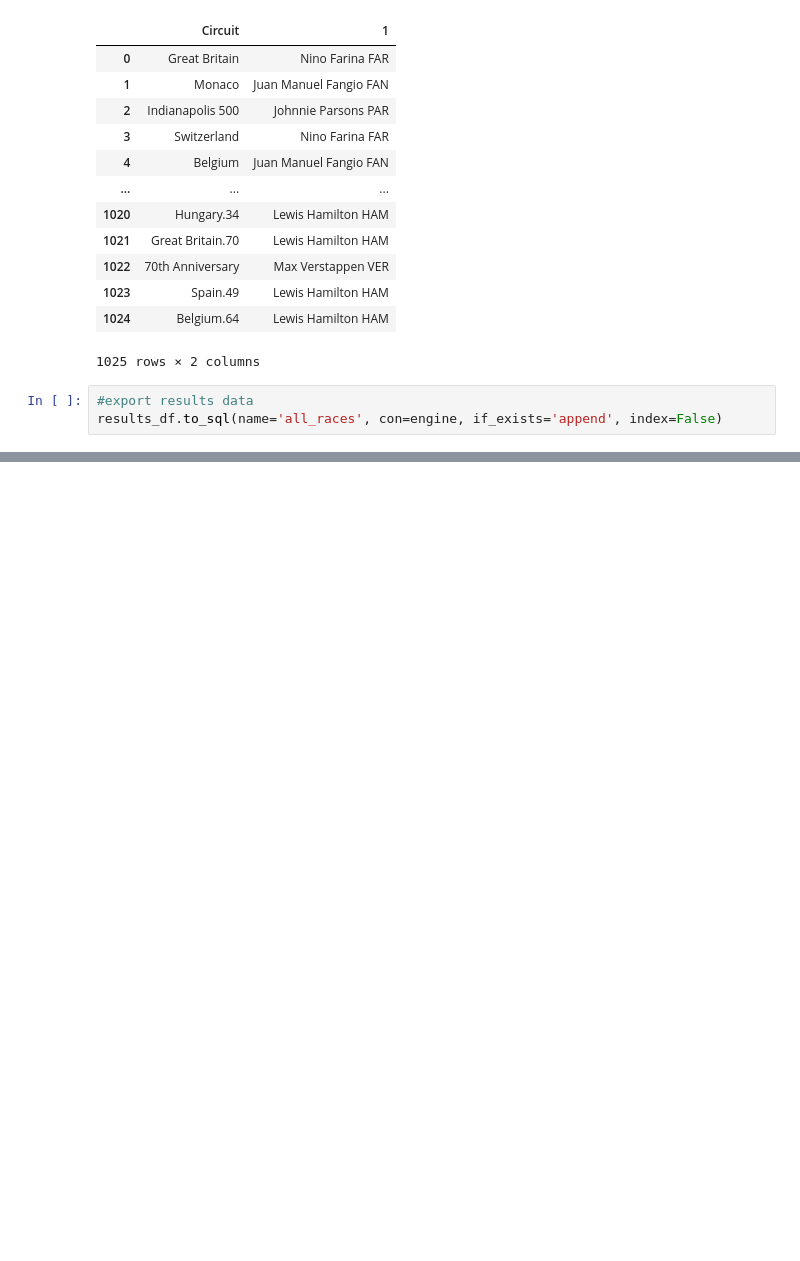
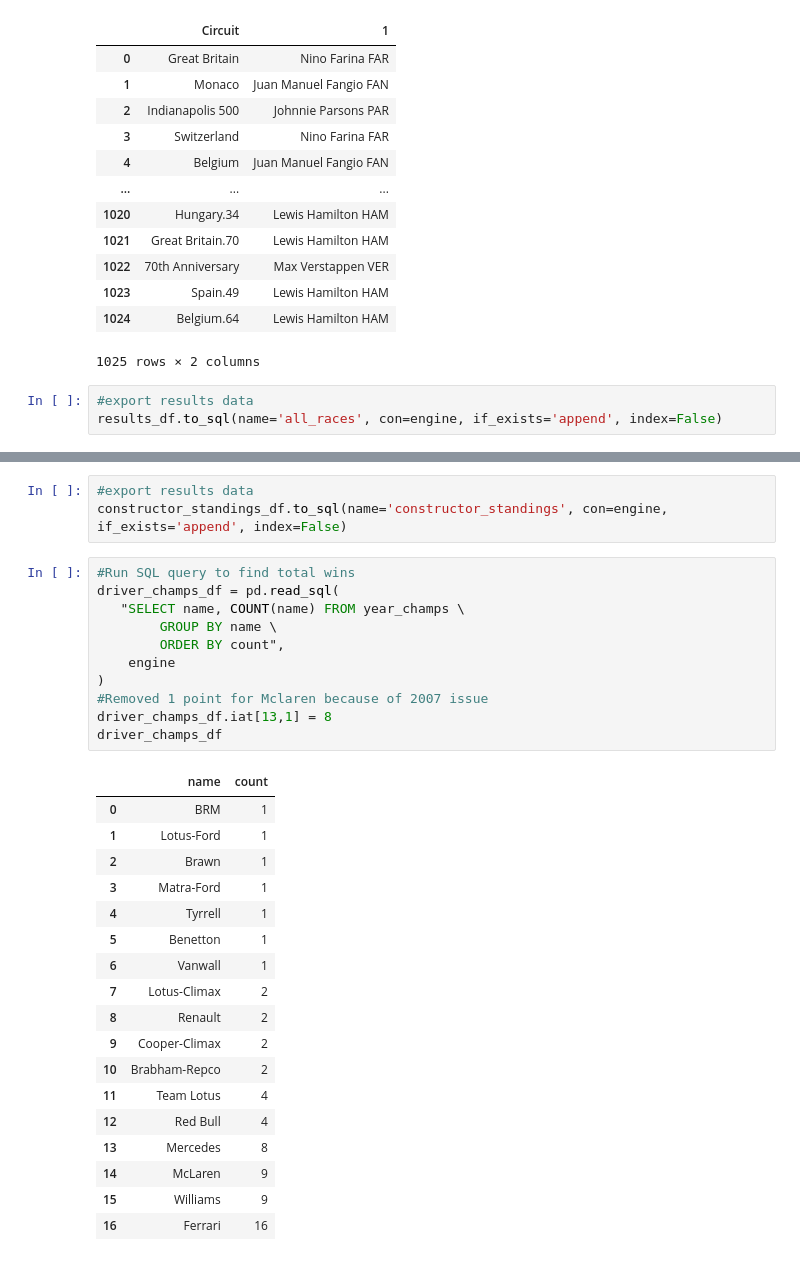
Before and after one commit to halabi93/Formula1-Dashboard, a Jupyter notebook: dftransform.ipynb, the cells around one changed output, grey strips where cells are left out. Drawn from its saved outputs; the diff is of its cells as text; blank space fills up the shorter version.

```diff
--- a/dftransform.ipynb
+++ b/dftransform.ipynb
@@ -576,0 +623,33 @@ plt.savefig("Images/"+ savename, bbox_inches='tight')
+# %%
+#export results data
+constructor_standings_df.to_sql(name='constructor_standings', con=engine, if_exists='append', index=False)
+# %%
+#Run SQL query to find total wins
+driver_champs_df = pd.read_sql(
+   "SELECT name, COUNT(name) FROM year_champs \
+        GROUP BY name \
+        ORDER BY count",
+    engine
+)
+#Removed 1 point for Mclaren because of 2007 issue
+driver_champs_df.iat[13,1] = 8
+driver_champs_df
+# %% [output]
+|  | name | count |
+| 0 | BRM | 1 |
+| 1 | Lotus-Ford | 1 |
+| 2 | Brawn | 1 |
+| 3 | Matra-Ford | 1 |
+| 4 | Tyrrell | 1 |
+| 5 | Benetton | 1 |
+| 6 | Vanwall | 1 |
+| 7 | Lotus-Climax | 2 |
+| 8 | Renault | 2 |
+| 9 | Cooper-Climax | 2 |
+| 10 | Brabham-Repco | 2 |
+| 11 | Team Lotus | 4 |
+| 12 | Red Bull | 4 |
+| 13 | Mercedes | 8 |
+| 14 | McLaren | 9 |
+| 15 | Williams | 9 |
+| 16 | Ferrari | 16 |
```
Also changed, not shown: parts of 9 cells of this notebook, 6 other files.
